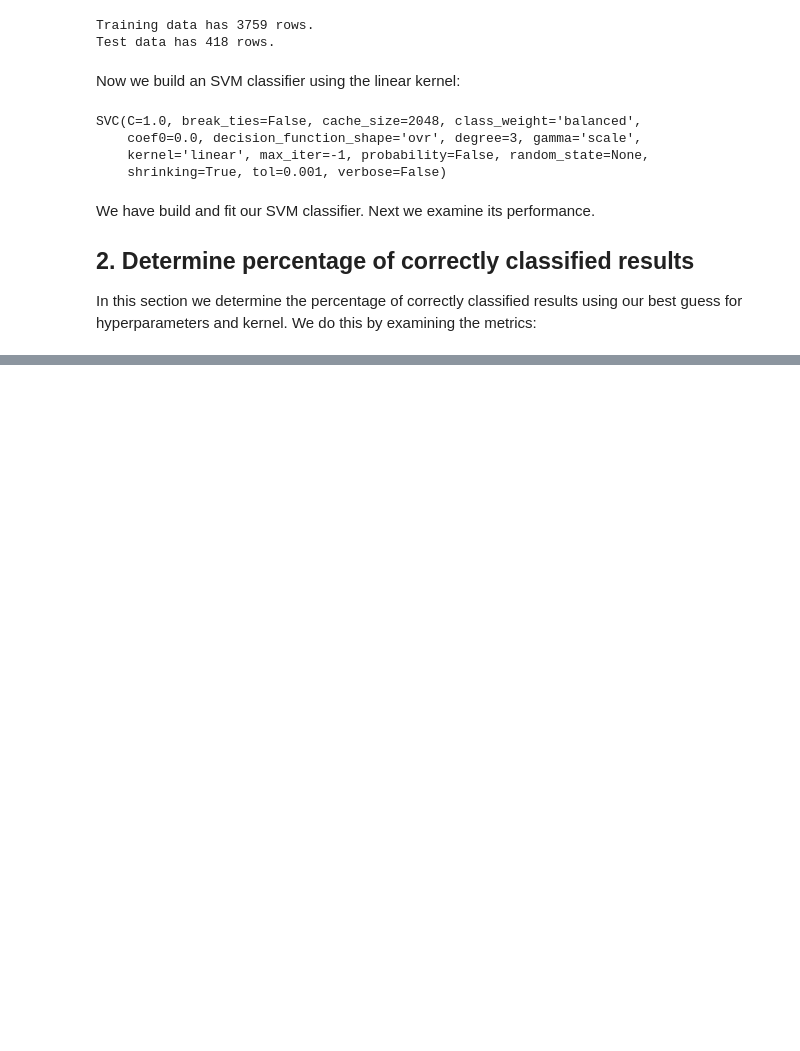
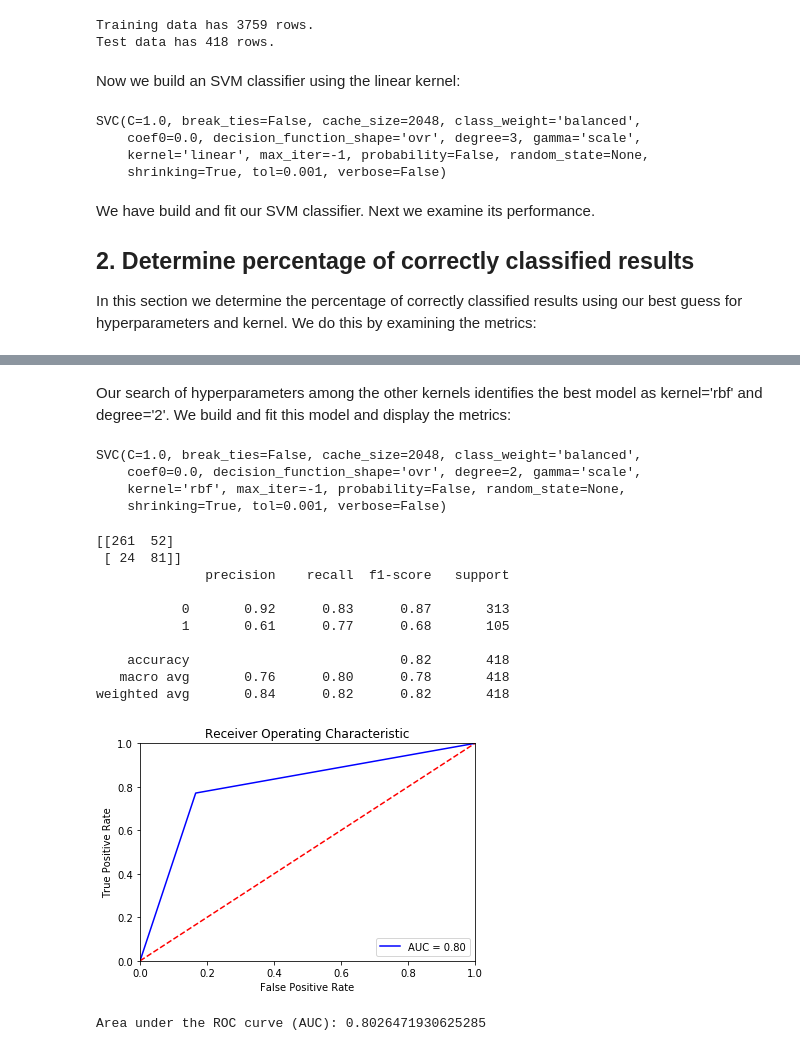
Before and after one commit to pelorenz/data-science-420, a Jupyter notebook: L07-PeterLorenz.ipynb, the cells around one changed output, grey strips where cells are left out. Cells and saved outputs as stored; diff of their text form; code cells hidden in the pictures; blank space fills up the shorter version.

```diff
--- a/L07-PeterLorenz.ipynb
+++ b/L07-PeterLorenz.ipynb
@@ -208,0 +271,14 @@ In this section we show the recall, precision, and f-measure for the best model.
+# %%
+# Hyperparameters to test
+hyper_parameter_space = {'kernel': ['poly', 'rbf', 'sigmoid'],
+                         'degree': [2, 3, 4]}
+
+# Search for best parameters
+svc = SVC(C=10, cache_size = CACHE_SIZE)
+clf = GridSearchCV(svc, hyper_parameter_space,
+                   cv = 5, refit = True,
+                   return_train_score = True)
+clf.fit(X_train, y_train)
+
+# Display best parameters
+clf.best_estimator_
@@ -209 +302,30 @@ In this section we show the recall, precision, and f-measure for the best model.
+# %% [markdown]
+Our search of hyperparameters among the other kernels identifies the best model as kernel='rbf' and degree='2'. We build and fit this model and display the metrics:
+# %%
+# Build and fit SVC
+svmc = SVC(kernel='rbf', degree=2, class_weight='balanced', cache_size=CACHE_SIZE)
+svmc.fit(X_train, y_train)
+
+# Get predictions
+y_pred = svmc.predict(X_test)
+
+# Display metrics
+display_metrics(y_test, y_pred)
+# %% [output]
+SVC(C=1.0, break_ties=False, cache_size=2048, class_weight='balanced',
+    coef0=0.0, decision_function_shape='ovr', degree=2, gamma='scale',
+    kernel='rbf', max_iter=-1, probability=False, random_state=None,
+    shrinking=True, tol=0.001, verbose=False)
+[[261  52]
+ [ 24  81]]
+              precision    recall  f1-score   support
+
+           0       0.92      0.83      0.87       313
+           1       0.61      0.77      0.68       105
+
+    accuracy                           0.82       418
+   macro avg       0.76      0.80      0.78       418
+weighted avg       0.84      0.82      0.82       418
+[figure, added]
+Area under the ROC curve (AUC): 0.8026471930625285
 # %% [markdown]
```
Also changed, not shown: parts of 19 cells of this notebook.
